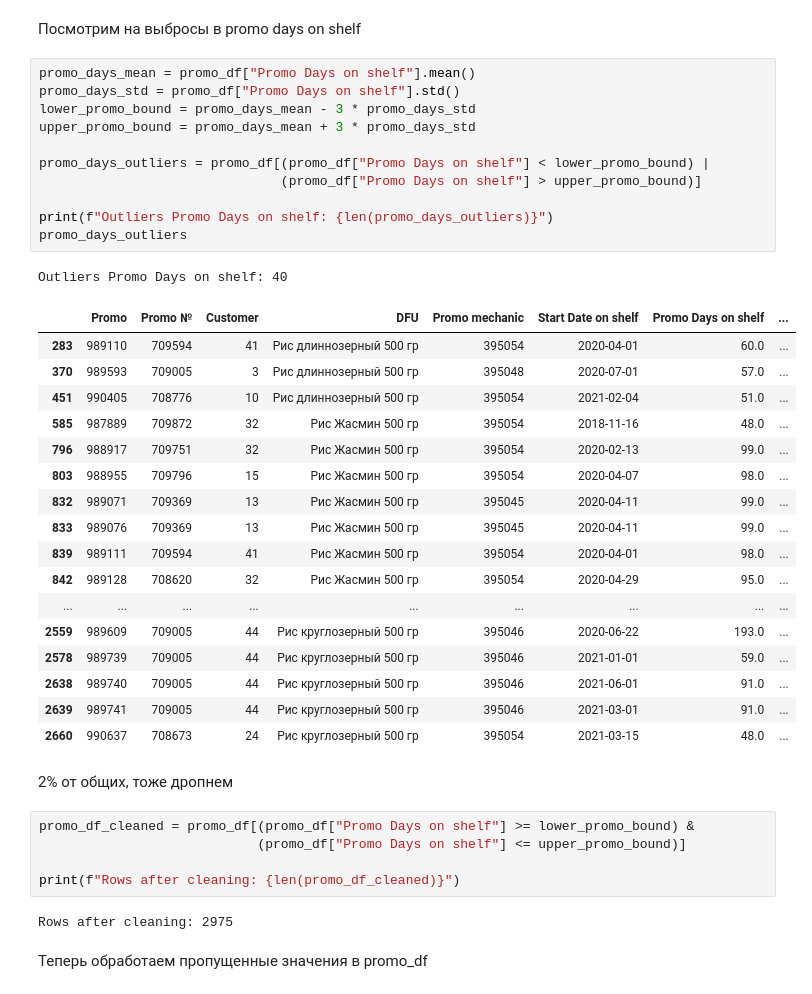
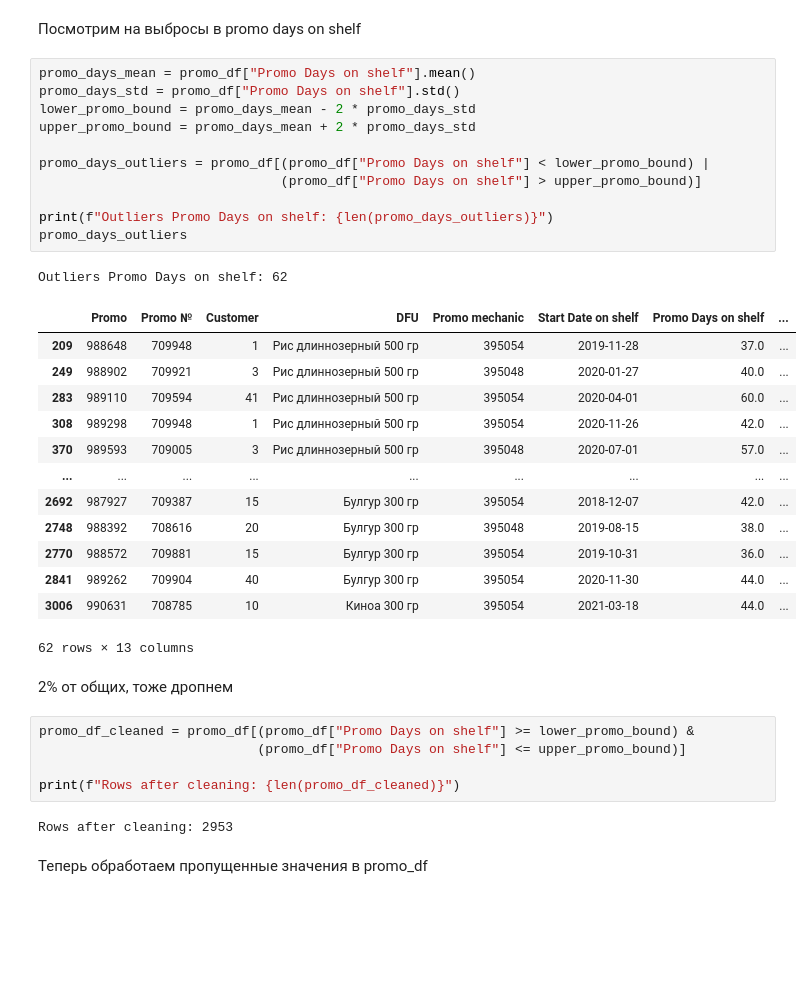
Before and after one commit to DenisMakukh/it-consulting, a Jupyter notebook: main.ipynb, the cells around one changed output. Cells and saved outputs as stored; diff of their text form; blank space fills up the shorter version.

```diff
--- a/main.ipynb
+++ b/main.ipynb
@@ -76,33 +76,29 @@ Rows after cleaning: 2090
 # %%
 promo_days_mean = promo_df["Promo Days on shelf"].mean()
 promo_days_std = promo_df["Promo Days on shelf"].std()
-lower_promo_bound = promo_days_mean - 3 * promo_days_std
-upper_promo_bound = promo_days_mean + 3 * promo_days_std
+lower_promo_bound = promo_days_mean - 2 * promo_days_std
+upper_promo_bound = promo_days_mean + 2 * promo_days_std
 
 promo_days_outliers = promo_df[(promo_df["Promo Days on shelf"] < lower_promo_bound) |
                                (promo_df["Promo Days on shelf"] > upper_promo_bound)]
 
 print(f"Outliers Promo Days on shelf: {len(promo_days_outliers)}")
 promo_days_outliers
 # %% [output]
-Outliers Promo Days on shelf: 40
+Outliers Promo Days on shelf: 62
 |  | Promo | Promo № | Customer | DFU | Promo mechanic | Start Date on shelf | Promo Days on shelf | ... |
+| 209 | 988648 | 709948 | 1 | Рис длиннозерный 500 гр | 395054 | 2019-11-28 | 37.0 | ... |
+| 249 | 988902 | 709921 | 3 | Рис длиннозерный 500 гр | 395048 | 2020-01-27 | 40.0 | ... |
 | 283 | 989110 | 709594 | 41 | Рис длиннозерный 500 гр | 395054 | 2020-04-01 | 60.0 | ... |
+| 308 | 989298 | 709948 | 1 | Рис длиннозерный 500 гр | 395054 | 2020-11-26 | 42.0 | ... |
 | 370 | 989593 | 709005 | 3 | Рис длиннозерный 500 гр | 395048 | 2020-07-01 | 57.0 | ... |
-| 451 | 990405 | 708776 | 10 | Рис длиннозерный 500 гр | 395054 | 2021-02-04 | 51.0 | ... |
-| 585 | 987889 | 709872 | 32 | Рис Жасмин 500 гр | 395054 | 2018-11-16 | 48.0 | ... |
-| 796 | 988917 | 709751 | 32 | Рис Жасмин 500 гр | 395054 | 2020-02-13 | 99.0 | ... |
-| 803 | 988955 | 709796 | 15 | Рис Жасмин 500 гр | 395054 | 2020-04-07 | 98.0 | ... |
-| 832 | 989071 | 709369 | 13 | Рис Жасмин 500 гр | 395045 | 2020-04-11 | 99.0 | ... |
-| 833 | 989076 | 709369 | 13 | Рис Жасмин 500 гр | 395045 | 2020-04-11 | 99.0 | ... |
-| 839 | 989111 | 709594 | 41 | Рис Жасмин 500 гр | 395054 | 2020-04-01 | 98.0 | ... |
-| 842 | 989128 | 708620 | 32 | Рис Жасмин 500 гр | 395054 | 2020-04-29 | 95.0 | ... |
 | ... | ... | ... | ... | ... | ... | ... | ... | ... |
-| 2559 | 989609 | 709005 | 44 | Рис круглозерный 500 гр | 395046 | 2020-06-22 | 193.0 | ... |
-| 2578 | 989739 | 709005 | 44 | Рис круглозерный 500 гр | 395046 | 2021-01-01 | 59.0 | ... |
-| 2638 | 989740 | 709005 | 44 | Рис круглозерный 500 гр | 395046 | 2021-06-01 | 91.0 | ... |
-| 2639 | 989741 | 709005 | 44 | Рис круглозерный 500 гр | 395046 | 2021-03-01 | 91.0 | ... |
-| 2660 | 990637 | 708673 | 24 | Рис круглозерный 500 гр | 395054 | 2021-03-15 | 48.0 | ... |
+| 2692 | 987927 | 709387 | 15 | Булгур 300 гр | 395054 | 2018-12-07 | 42.0 | ... |
+| 2748 | 988392 | 708616 | 20 | Булгур 300 гр | 395048 | 2019-08-15 | 38.0 | ... |
+| 2770 | 988572 | 709881 | 15 | Булгур 300 гр | 395054 | 2019-10-31 | 36.0 | ... |
+| 2841 | 989262 | 709904 | 40 | Булгур 300 гр | 395054 | 2020-11-30 | 44.0 | ... |
+| 3006 | 990631 | 708785 | 10 | Киноа 300 гр | 395054 | 2021-03-18 | 44.0 | ... |
+62 rows × 13 columns
 # %% [markdown]
 2% от общих, тоже дропнем
 # %%
@@ -111,7 +107,7 @@ promo_df_cleaned = promo_df[(promo_df["Promo Days on shelf"] >= lower_promo_boun
 
 print(f"Rows after cleaning: {len(promo_df_cleaned)}")
 # %% [output]
-Rows after cleaning: 2975
+Rows after cleaning: 2953
 # %% [markdown]
 Теперь обработаем пропущенные значения в promo_df
 # %%
```
Also changed, not shown: parts of 16 cells of this notebook, 1 other file.
